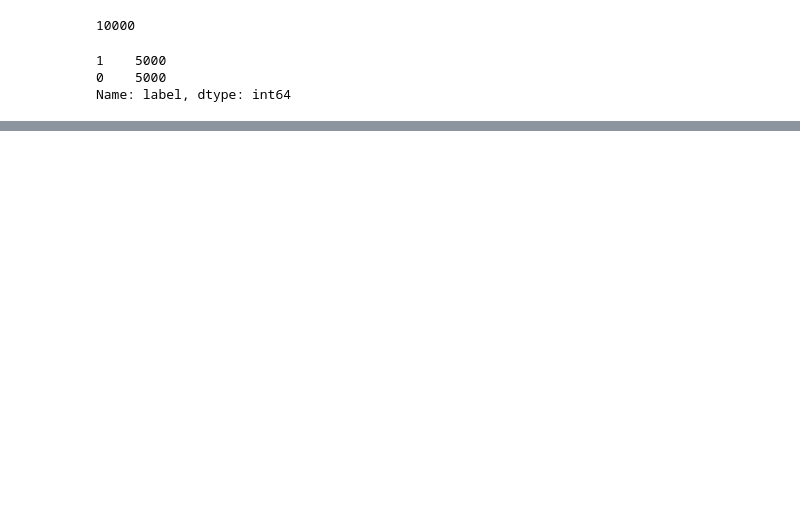
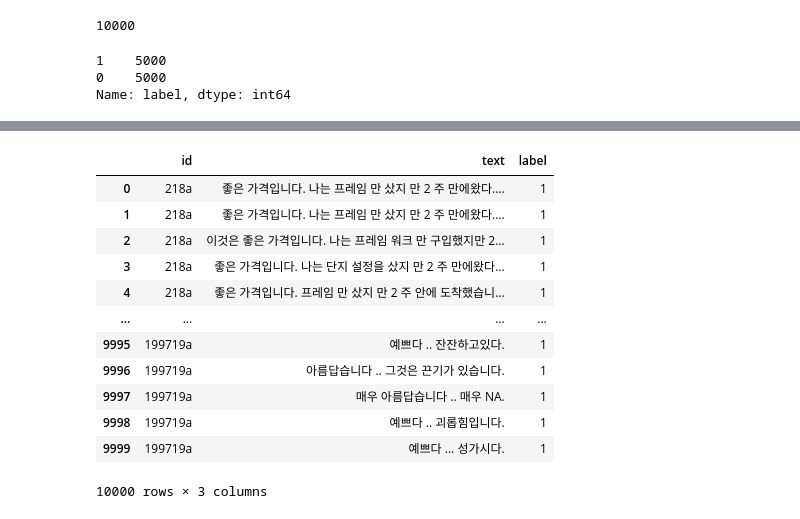
Before and after one commit to bbang3/korean-text-augmentation, a Jupyter notebook: eda.ipynb, the cells around one changed output, grey strips where cells are left out. Cells and saved outputs as stored; diff of their text form; code cells hidden in the pictures; blank space fills up the shorter version.

```diff
--- a/eda.ipynb
+++ b/eda.ipynb
@@ -47,0 +67,3 @@ augmented_df.drop(columns=["id"]).to_csv("./dataset/train_aug_eda_noid.csv", ind
+# %%
+origin_df = pd.read_csv('./dataset/train_aug_backtranslate_origin.csv')
+origin_df
@@ -47,0 +84,28 @@ augmented_df.drop(columns=["id"]).to_csv("./dataset/train_aug_eda_noid.csv", ind
+# %%
+# Convert each translation columns to single row
+aug_column = [c for c in origin_df.columns if c not in ['id', 'text', 'label']]
+rows = []
+for i, row in origin_df.iterrows():
+    id = row["id"]
+    label = row['label']
+    text = row['text']
+    for c in aug_column:
+        rows.append({'id': f'{id}a', 'text': row[c], 'label': label})
+
+aug_df = pd.DataFrame(rows)
+# %%
+aug_df
+# %% [output]
+|  | id | text | label |
+| 0 | 218a | 좋은 가격입니다. 나는 프레임 만 샀지 만 2 주 만에왔다.... | 1 |
+| 1 | 218a | 좋은 가격입니다. 나는 프레임 만 샀지 만 2 주 만에왔다.... | 1 |
+| 2 | 218a | 이것은 좋은 가격입니다. 나는 프레임 워크 만 구입했지만 2... | 1 |
+| 3 | 218a | 좋은 가격입니다. 나는 단지 설정을 샀지 만 2 주 만에왔다... | 1 |
+| 4 | 218a | 좋은 가격입니다. 프레임 만 샀지 만 2 주 안에 도착했습니... | 1 |
+| ... | ... | ... | ... |
+| 9995 | 199719a | 예쁘다 .. 잔잔하고있다. | 1 |
+| 9996 | 199719a | 아름답습니다 .. 그것은 끈기가 있습니다. | 1 |
+| 9997 | 199719a | 매우 아름답습니다 .. 매우 NA. | 1 |
+| 9998 | 199719a | 예쁘다 .. 괴롭힘입니다. | 1 |
+| 9999 | 199719a | 예쁘다 ... 성가시다. | 1 |
+10000 rows × 3 columns
```
Also changed, not shown: parts of 8 cells of this notebook.
